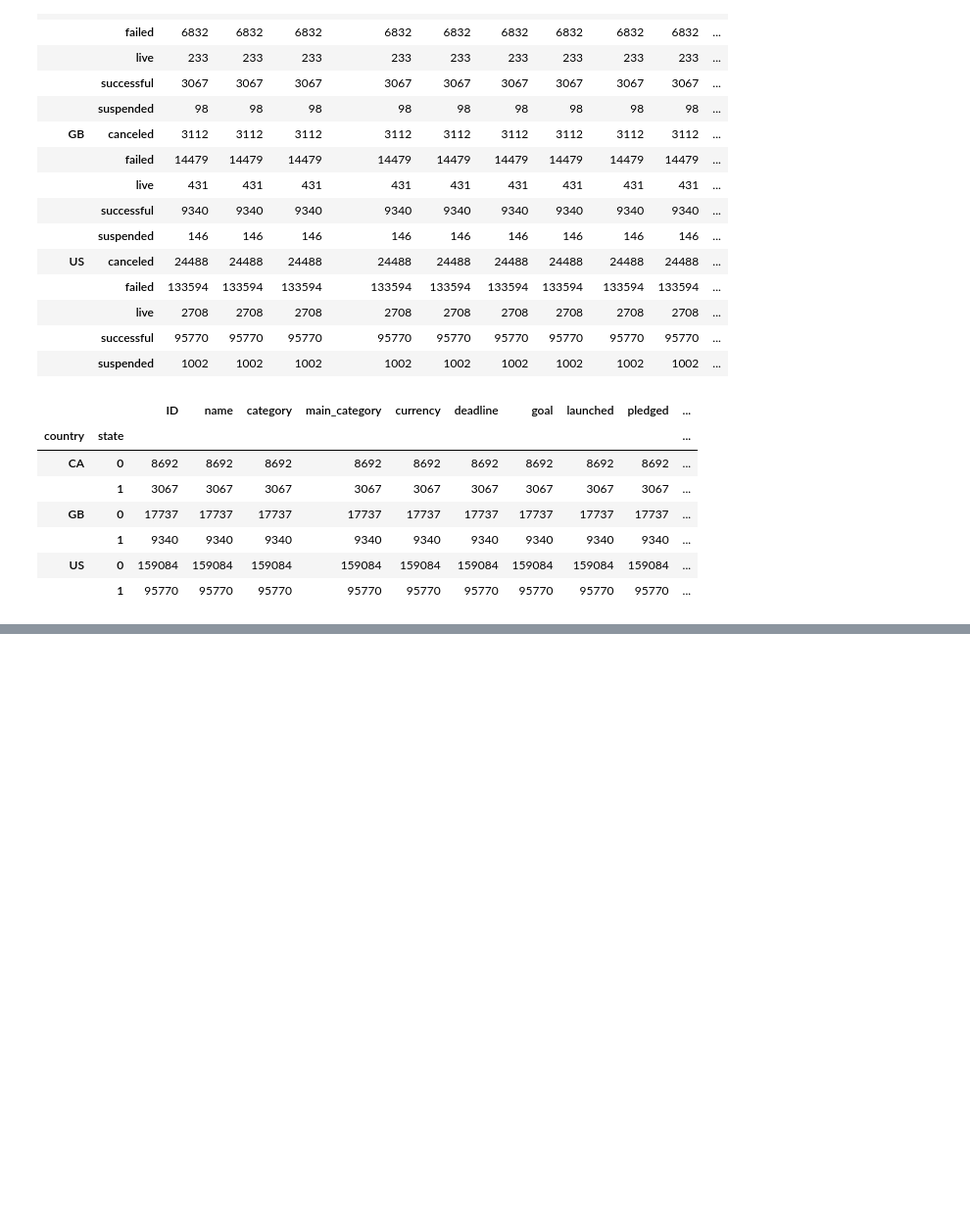
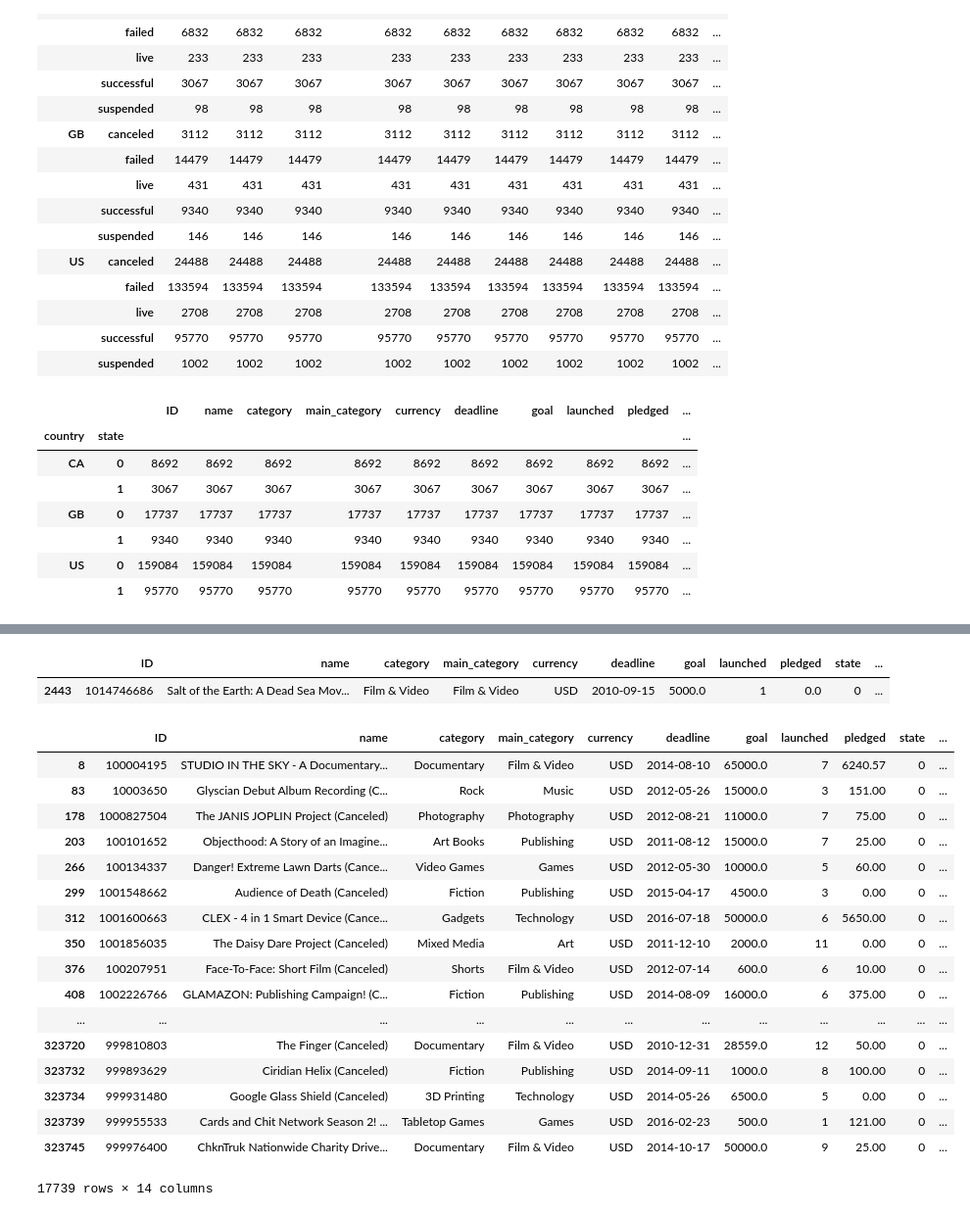
Before and after one commit to JonBebi/Kickfinisher, a Jupyter notebook: Kick_2016.ipynb, the cells around one changed output, grey strips where cells are left out. Shown at 98% size. Drawn from its saved outputs; the diff is of its cells as text; code cells hidden in the pictures; blank space fills up the shorter version.

```diff
--- a/Kick_2016.ipynb
+++ b/Kick_2016.ipynb
@@ -346,0 +413,26 @@ df.groupby(['country', 'state']).count()
+# %%
+us[us['time_days'] == 14867]
+# %% [output]
+|  | ID | name | category | main_category | currency | deadline | goal | launched | pledged | state | ... |
+| 2443 | 1014746686 | Salt of the Earth: A Dead Sea Mov... | Film & Video | Film & Video | USD | 2010-09-15 | 5000.0 | 1 | 0.0 | 0 | ... |
+# %%
+us[us['name'].str.endswith('(Canceled)')]
+# %% [output]
+|  | ID | name | category | main_category | currency | deadline | goal | launched | pledged | state | ... |
+| 8 | 100004195 | STUDIO IN THE SKY - A Documentary... | Documentary | Film & Video | USD | 2014-08-10 | 65000.0 | 7 | 6240.57 | 0 | ... |
+| 83 | 10003650 | Glyscian Debut Album Recording (C... | Rock | Music | USD | 2012-05-26 | 15000.0 | 3 | 151.00 | 0 | ... |
+| 178 | 1000827504 | The JANIS JOPLIN Project (Canceled) | Photography | Photography | USD | 2012-08-21 | 11000.0 | 7 | 75.00 | 0 | ... |
+| 203 | 100101652 | Objecthood: A Story of an Imagine... | Art Books | Publishing | USD | 2011-08-12 | 15000.0 | 7 | 25.00 | 0 | ... |
+| 266 | 100134337 | Danger! Extreme Lawn Darts (Cance... | Video Games | Games | USD | 2012-05-30 | 10000.0 | 5 | 60.00 | 0 | ... |
+| 299 | 1001548662 | Audience of Death (Canceled) | Fiction | Publishing | USD | 2015-04-17 | 4500.0 | 3 | 0.00 | 0 | ... |
+| 312 | 1001600663 | CLEX - 4 in 1 Smart Device (Cance... | Gadgets | Technology | USD | 2016-07-18 | 50000.0 | 6 | 5650.00 | 0 | ... |
+| 350 | 1001856035 | The Daisy Dare Project (Canceled) | Mixed Media | Art | USD | 2011-12-10 | 2000.0 | 11 | 0.00 | 0 | ... |
+| 376 | 100207951 | Face-To-Face: Short Film (Canceled) | Shorts | Film & Video | USD | 2012-07-14 | 600.0 | 6 | 10.00 | 0 | ... |
+| 408 | 1002226766 | GLAMAZON: Publishing Campaign! (C... | Fiction | Publishing | USD | 2014-08-09 | 16000.0 | 6 | 375.00 | 0 | ... |
+| ... | ... | ... | ... | ... | ... | ... | ... | ... | ... | ... | ... |
+| 323720 | 999810803 | The Finger (Canceled) | Documentary | Film & Video | USD | 2010-12-31 | 28559.0 | 12 | 50.00 | 0 | ... |
+| 323732 | 999893629 | Ciridian Helix (Canceled) | Fiction | Publishing | USD | 2014-09-11 | 1000.0 | 8 | 100.00 | 0 | ... |
+| 323734 | 999931480 | Google Glass Shield (Canceled) | 3D Printing | Technology | USD | 2014-05-26 | 6500.0 | 5 | 0.00 | 0 | ... |
+| 323739 | 999955533 | Cards and Chit Network Season 2! ... | Tabletop Games | Games | USD | 2016-02-23 | 500.0 | 1 | 121.00 | 0 | ... |
+| 323745 | 999976400 | ChknTruk Nationwide Charity Drive... | Documentary | Film & Video | USD | 2014-10-17 | 50000.0 | 9 | 25.00 | 0 | ... |
+17739 rows × 14 columns
```
Also changed, not shown: parts of 12 cells of this notebook.
